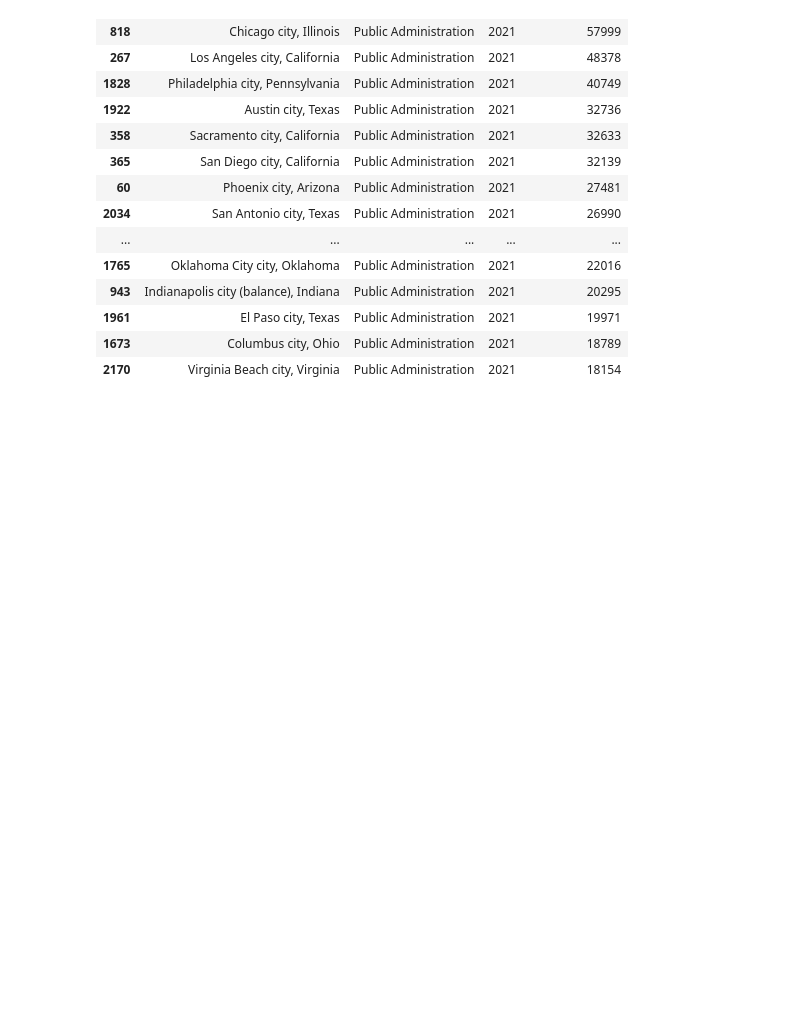
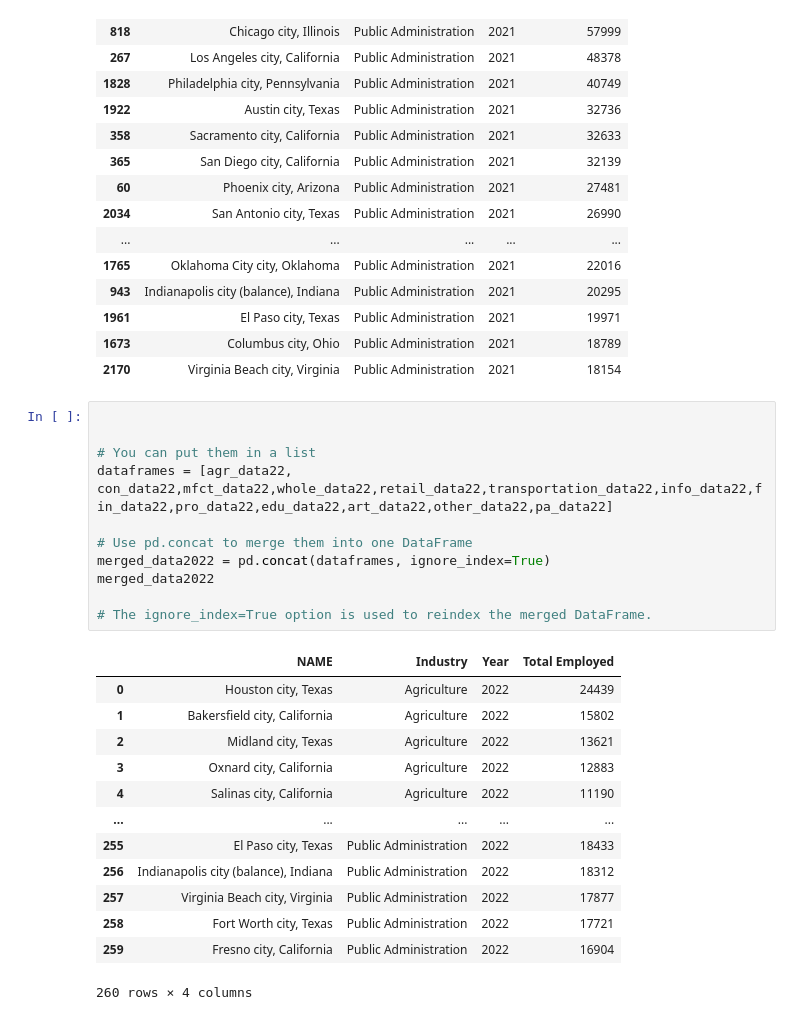
Before and after one commit to tcasteel/Project-3, a Jupyter notebook: census_api_test.ipynb, the cells around one changed output. Cells and saved outputs as stored; diff of their text form; blank space fills up the shorter version.

```diff
--- a/census_api_test.ipynb
+++ b/census_api_test.ipynb
@@ -1175,3 +1183,28 @@ pa_data21
 | 1961 | El Paso city, Texas | Public Administration | 2021 | 19971 |
 | 1673 | Columbus city, Ohio | Public Administration | 2021 | 18789 |
 | 2170 | Virginia Beach city, Virginia | Public Administration | 2021 | 18154 |
+# %%
+
+
+# You can put them in a list
+dataframes = [agr_data22, con_data22,mfct_data22,whole_data22,retail_data22,transportation_data22,info_data22,fin_data22,pro_data22,edu_data22,art_data22,other_data22,pa_data22]
+
+# Use pd.concat to merge them into one DataFrame
+merged_data2022 = pd.concat(dataframes, ignore_index=True)
+merged_data2022
+
+# The ignore_index=True option is used to reindex the merged DataFrame.
+# %% [output]
+|  | NAME | Industry | Year | Total Employed |
+| 0 | Houston city, Texas | Agriculture | 2022 | 24439 |
+| 1 | Bakersfield city, California | Agriculture | 2022 | 15802 |
+| 2 | Midland city, Texas | Agriculture | 2022 | 13621 |
+| 3 | Oxnard city, California | Agriculture | 2022 | 12883 |
+| 4 | Salinas city, California | Agriculture | 2022 | 11190 |
+| ... | ... | ... | ... | ... |
+| 255 | El Paso city, Texas | Public Administration | 2022 | 18433 |
+| 256 | Indianapolis city (balance), Indiana | Public Administration | 2022 | 18312 |
+| 257 | Virginia Beach city, Virginia | Public Administration | 2022 | 17877 |
+| 258 | Fort Worth city, Texas | Public Administration | 2022 | 17721 |
+| 259 | Fresno city, California | Public Administration | 2022 | 16904 |
+260 rows × 4 columns
```
Also changed, not shown: parts of 4 cells of this notebook, 1 other file.
